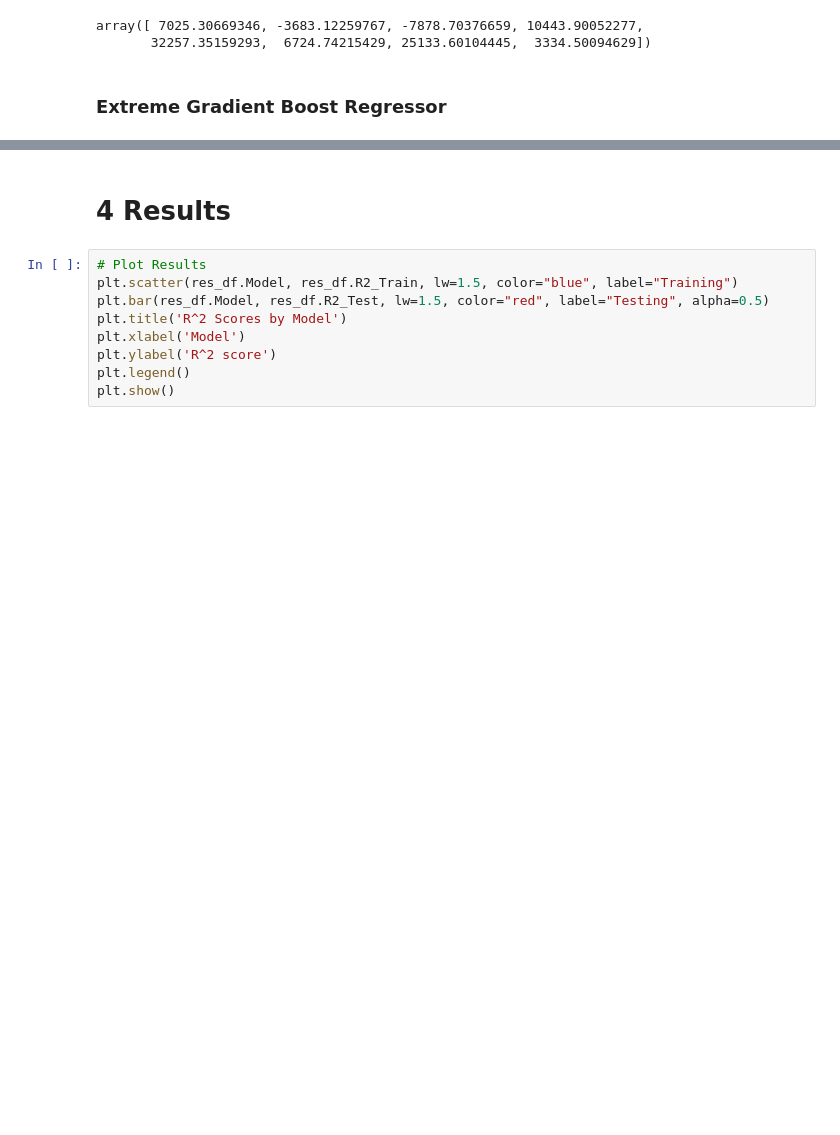
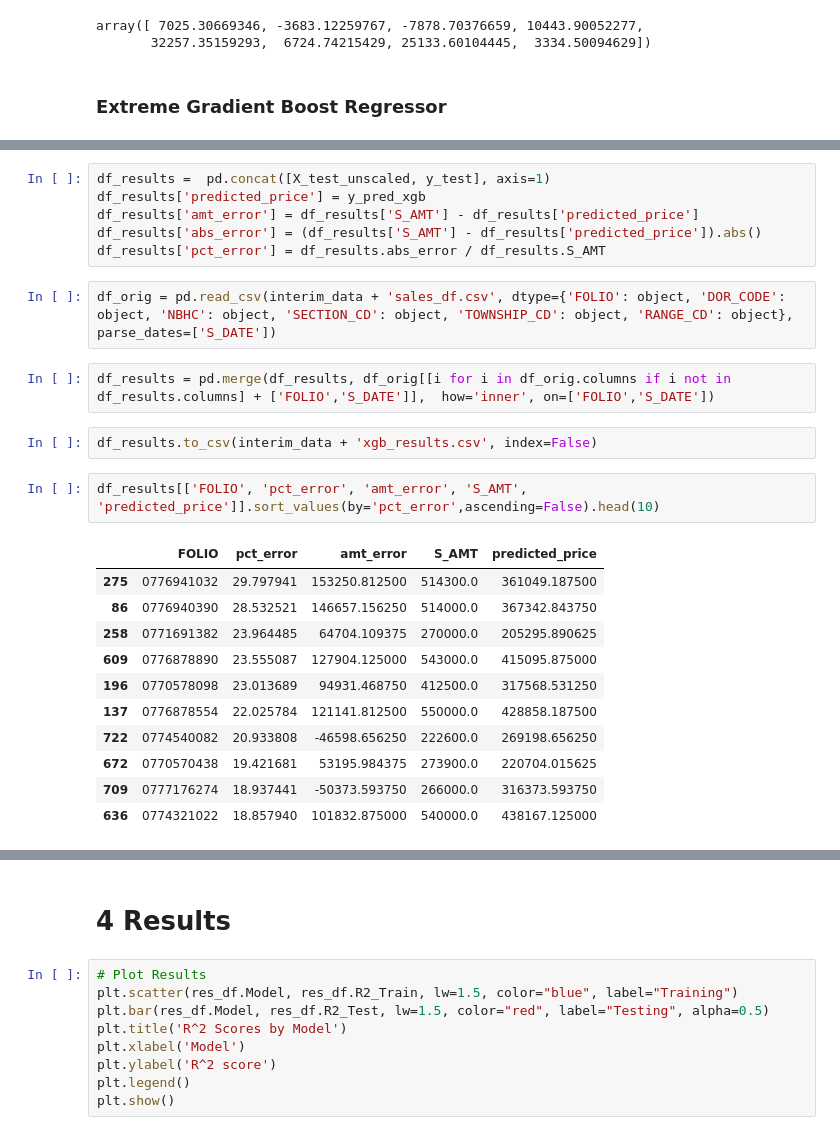
Before and after one commit to mkars01/real-estate-invest-recommender, a Jupyter notebook: notebooks/05_Modeling.ipynb, the cells around one changed output, grey strips where cells are left out. Cells and saved outputs as stored; diff of their text form; blank space fills up the shorter version.

```diff
--- a/notebooks/05_Modeling.ipynb
+++ b/notebooks/05_Modeling.ipynb
@@ -540,0 +449,26 @@ plt.show()
+# %%
+df_results =  pd.concat([X_test_unscaled, y_test], axis=1)
+df_results['predicted_price'] = y_pred_xgb
+df_results['amt_error'] = df_results['S_AMT'] - df_results['predicted_price']
+df_results['abs_error'] = (df_results['S_AMT'] - df_results['predicted_price']).abs()
+df_results['pct_error'] = df_results.abs_error / df_results.S_AMT
+# %%
+df_orig = pd.read_csv(interim_data + 'sales_df.csv', dtype={'FOLIO': object, 'DOR_CODE': object, 'NBHC': object, 'SECTION_CD': object, 'TOWNSHIP_CD': object, 'RANGE_CD': object}, parse_dates=['S_DATE'])
+# %%
+df_results = pd.merge(df_results, df_orig[[i for i in df_orig.columns if i not in df_results.columns] + ['FOLIO','S_DATE']],  how='inner', on=['FOLIO','S_DATE'])
+# %%
+df_results.to_csv(interim_data + 'xgb_results.csv', index=False)
+# %%
+df_results[['FOLIO', 'pct_error', 'amt_error', 'S_AMT', 'predicted_price']].sort_values(by='pct_error',ascending=False).head(10)
+# %% [output]
+|  | FOLIO | pct_error | amt_error | S_AMT | predicted_price |
+| 275 | 0776941032 | 29.797941 | 153250.812500 | 514300.0 | 361049.187500 |
+| 86 | 0776940390 | 28.532521 | 146657.156250 | 514000.0 | 367342.843750 |
+| 258 | 0771691382 | 23.964485 | 64704.109375 | 270000.0 | 205295.890625 |
+| 609 | 0776878890 | 23.555087 | 127904.125000 | 543000.0 | 415095.875000 |
+| 196 | 0770578098 | 23.013689 | 94931.468750 | 412500.0 | 317568.531250 |
+| 137 | 0776878554 | 22.025784 | 121141.812500 | 550000.0 | 428858.187500 |
+| 722 | 0774540082 | 20.933808 | -46598.656250 | 222600.0 | 269198.656250 |
+| 672 | 0770570438 | 19.421681 | 53195.984375 | 273900.0 | 220704.015625 |
+| 709 | 0777176274 | 18.937441 | -50373.593750 | 266000.0 | 316373.593750 |
+| 636 | 0774321022 | 18.857940 | 101832.875000 | 540000.0 | 438167.125000 |
```
Also changed, not shown: parts of 46 cells of this notebook, 4 other files.
